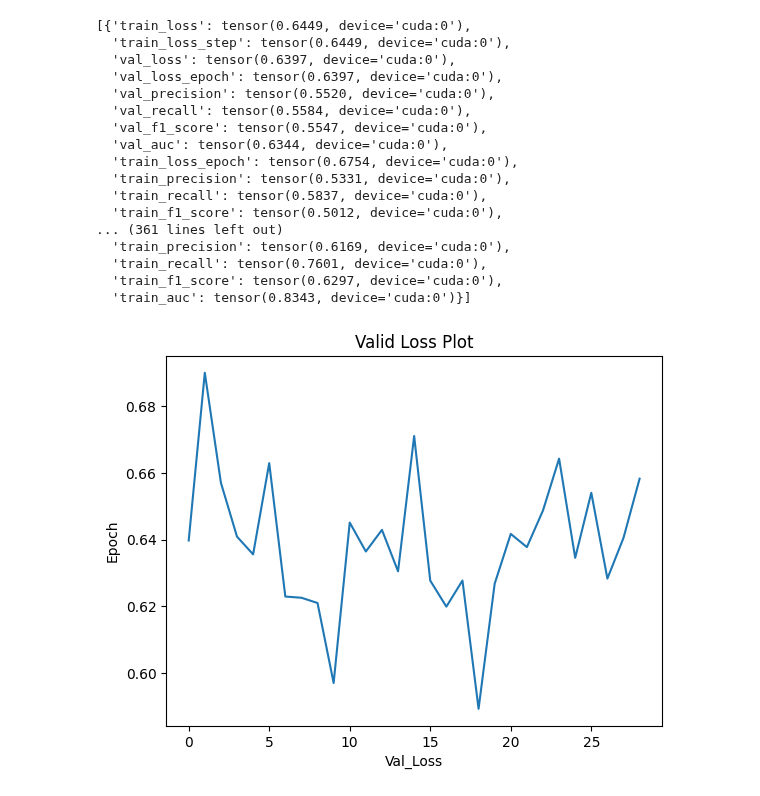
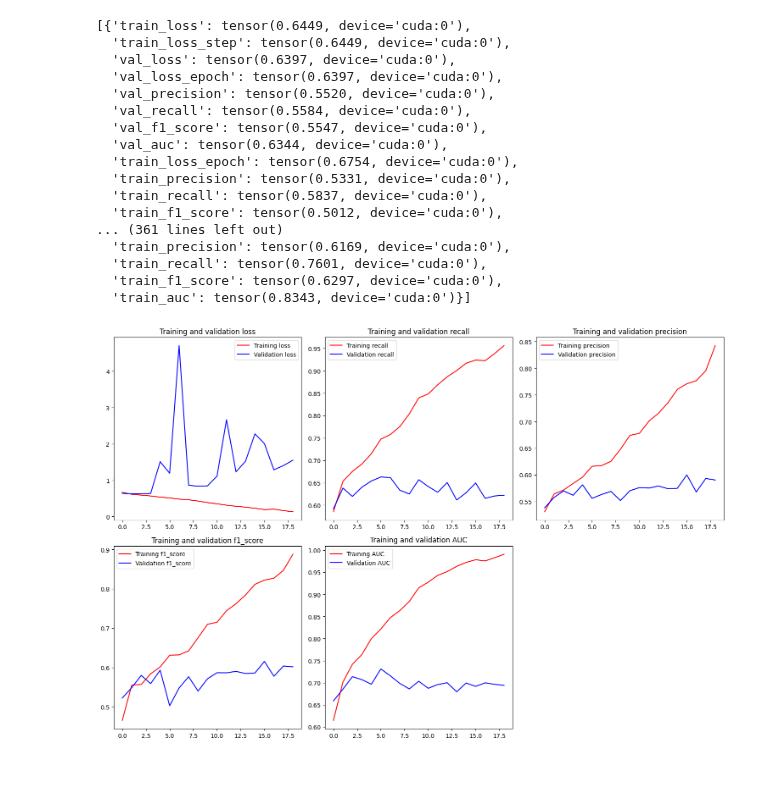
Before and after one commit to VA0211/BreastCancer_BIRADS, a Jupyter notebook: torch/ludiep_acc.ipynb, the cells around one changed output. Saved outputs shown, nothing was run; the diff lists cells and outputs as text; code cells hidden in the pictures.

```diff
--- a/torch/ludiep_acc.ipynb
+++ b/torch/ludiep_acc.ipynb
@@ -475,17 +486,3 @@ metric_cb.metrics[2:]
   'train_recall': tensor(0.7601, device='cuda:0'),
   'train_f1_score': tensor(0.6297, device='cuda:0'),
   'train_auc': tensor(0.8343, device='cuda:0')}]
-# %%
-val_loss = get_log_value(metric_cb.metrics[2:], 'val_loss_epoch')
-# Create a line plot with custom y-axis values
-plt.plot(range(len(val_loss)), val_loss)
-
-# Add labels and title
-plt.xlabel('Val_Loss')
-plt.ylabel('Epoch')
-plt.title('Valid Loss Plot')
-
-# Show the plot
-plt.show()
-# %% [output]
-[figure, removed]
@@ -492,3 +507,51 @@ plt.show()
+# %%
+# Create a 2x3 grid of subplots
+fig, axs = plt.subplots(2, 3, figsize=(15, 10))
+
+# Plotting
+axs[0, 0].plot(epochs, loss, 'r', label='Training loss')
+axs[0, 0].plot(epochs, val_loss, 'b', label='Validation loss')
+axs[0, 0].set_title('Training and validation loss')
+axs[0, 0].legend(loc=0)
+
+axs[0, 1].plot(epochs, recall, 'r', label='Training recall')
+axs[0, 1].plot(epochs, val_recall, 'b', label='Validation recall')
+axs[0, 1].set_title('Training and validation recall')
+axs[0, 1].legend(loc=0)
+
+axs[0, 2].plot(epochs, precision, 'r', label='Training precision')
+axs[0, 2].plot(epochs, val_precision, 'b', label='Validation precision')
+axs[0, 2].set_title('Training and validation precision')
+axs[0, 2].legend(loc=0)
+# Hide the empty subplot
+# axs[0, 2].axis('off')
+
+axs[1, 0].plot(epochs, f1_score, 'r', label='Training f1_score')
+axs[1, 0].plot(epochs, val_f1_score, 'b', label='Validation f1_score')
+axs[1, 0].set_title('Training and validation f1_score')
+axs[1, 0].legend(loc=0)
+# axs[1, 0].axis('off')
+
+axs[1, 1].plot(epochs, auc, 'r', label='Training AUC')
+axs[1, 1].plot(epochs, val_auc, 'b', label='Validation AUC')
+axs[1, 1].set_title('Training and validation AUC')
+axs[1, 1].legend(loc=0)
+# axs[1, 1].axis('off')
+
+# axs[1, 2].plot(epochs, prauc, 'r', label='Training PRAUC')
+# axs[1, 2].plot(epochs, val_prauc, 'b', label='Validation PRAUC')
+# axs[1, 2].set_title('Training and validation PRAUC')
+# axs[1, 2].legend(loc=0)
+# Hide the empty subplot
+axs[1, 2].axis('off')
+
+# Adjust layout for better spacing
+plt.tight_layout()
+
+# Show the plots
+plt.show()
+# %% [output]
+[figure, added]
 # %%
 model = MammoNet.load_from_checkpoint(trainer.checkpoint_callback.best_model_path)
 print('=============================================================')
```
Also changed, not shown: parts of 18 cells of this notebook.
